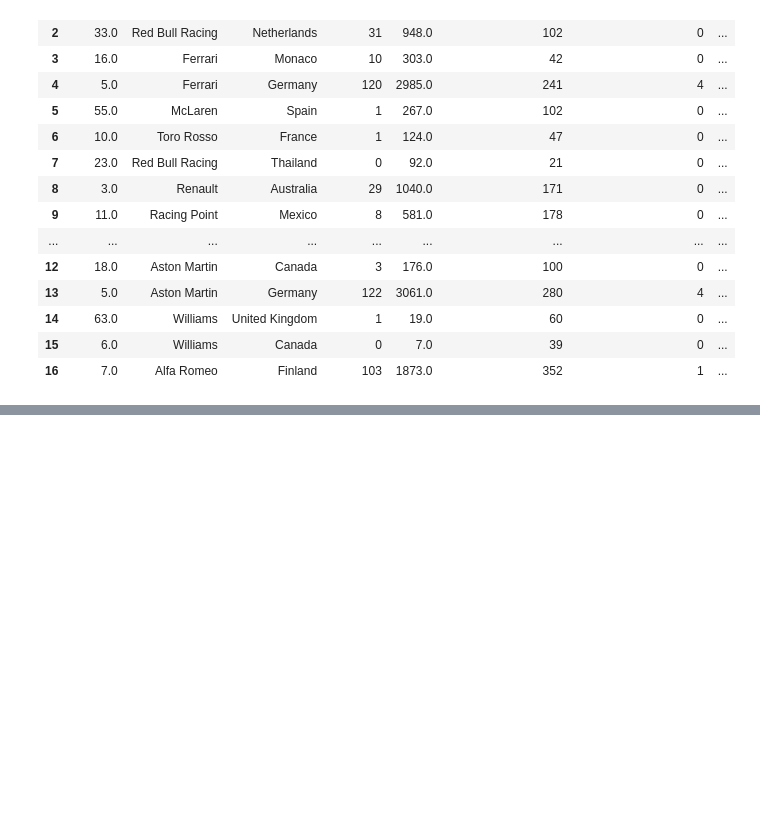
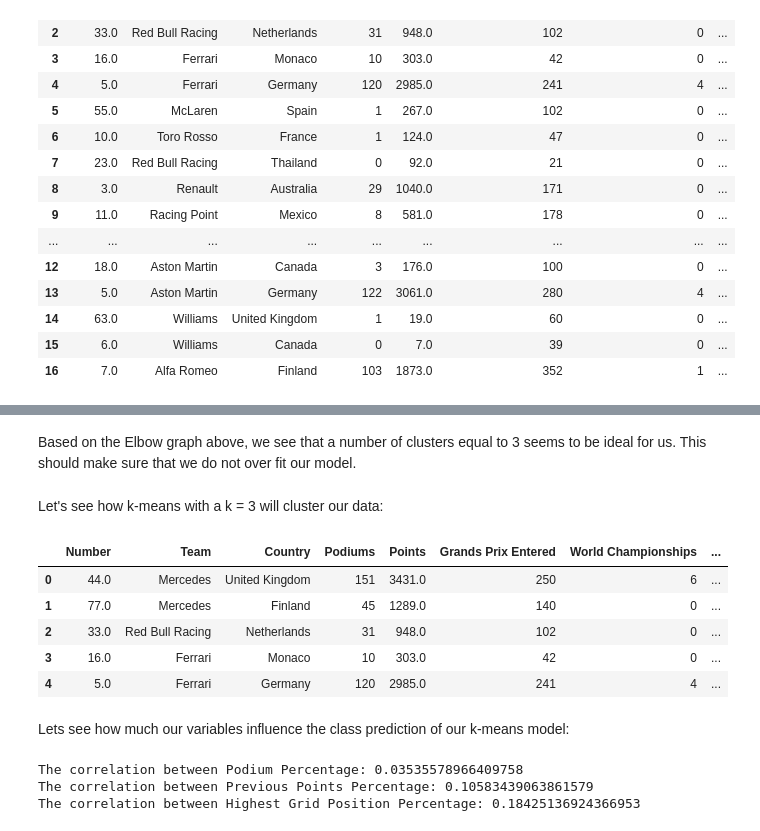
Before and after one commit to Dekamayaro/F1-Prediction-Project, a Jupyter notebook: project.ipynb, the cells around one changed output, grey strips where cells are left out. Saved outputs shown, nothing was run; the diff lists cells and outputs as text; code cells hidden in the pictures; blank space fills up the shorter version.

```diff
--- a/project.ipynb
+++ b/project.ipynb
@@ -117,0 +147,35 @@ To start, we will split the data we want
+# %% [markdown]
+Based on the Elbow graph above, we see that a number of clusters equal to 3 seems to be ideal for us. This should make sure that we do not over fit our model.
+# %% [markdown]
+Let's see how k-means with a k = 3 will cluster our data:
+# %%
+#making a kmeans model with the best number of clusters, which is 3
+best_kmeans = KMeans(n_clusters = 3, max_iter = 250, random_state = 0)
+#Predicting the class of our data with the best number of clusters
+class_ = best_kmeans.fit_predict(selected_data)
+
+#Adding a new column to all_drivers and setting our predicted classes
+all_drivers['Cluster'] = class_
+all_drivers.head()
+# %% [output]
+|  | Number | Team | Country | Podiums | Points | Grands Prix Entered | World Championships | ... |
+| 0 | 44.0 | Mercedes | United Kingdom | 151 | 3431.0 | 250 | 6 | ... |
+| 1 | 77.0 | Mercedes | Finland | 45 | 1289.0 | 140 | 0 | ... |
+| 2 | 33.0 | Red Bull Racing | Netherlands | 31 | 948.0 | 102 | 0 | ... |
+| 3 | 16.0 | Ferrari | Monaco | 10 | 303.0 | 42 | 0 | ... |
+| 4 | 5.0 | Ferrari | Germany | 120 | 2985.0 | 241 | 4 | ... |
+# %% [markdown]
+Lets see how much our variables influence the class prediction of our k-means model:
+# %%
+#Creating some sub-dataframes for 'Podium Percentage', 'Points', 'Highest Grid Position'
+podium_to_class = all_drivers[['Podium Percentage', 'Cluster']]
+prev_points_to_class = all_drivers[['Points', 'Cluster']]
+grid_pos__to_class = all_drivers[['Highest Grid Position', 'Cluster']]
+
+print(f"The correlation between Podium Percentage: {podium_to_class.corr().iloc[1,0]}")
+print(f"The correlation between Previous Points Percentage: {prev_points_to_class.corr().iloc[1,0]}")
+print(f"The correlation between Highest Grid Position Percentage: {grid_pos__to_class.corr().iloc[1,0]}")
+# %% [output]
+The correlation between Podium Percentage: 0.03535578966409758
+The correlation between Previous Points Percentage: 0.10583439063861579
+The correlation between Highest Grid Position Percentage: 0.18425136924366953
```
Also changed, not shown: parts of 8 cells of this notebook.
